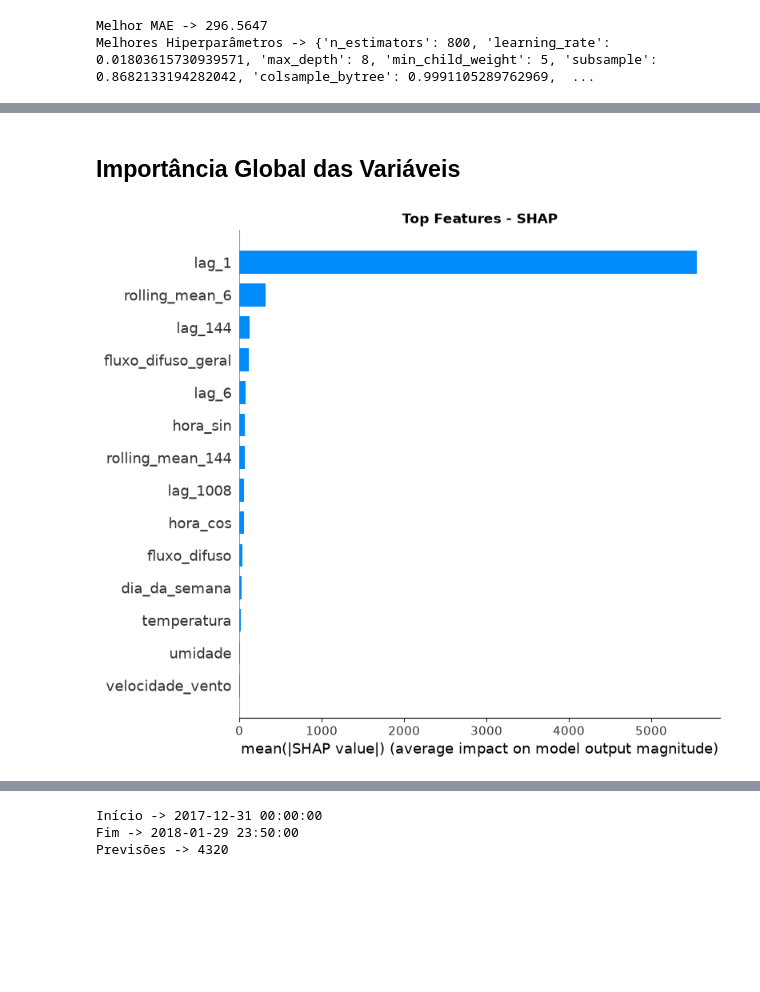
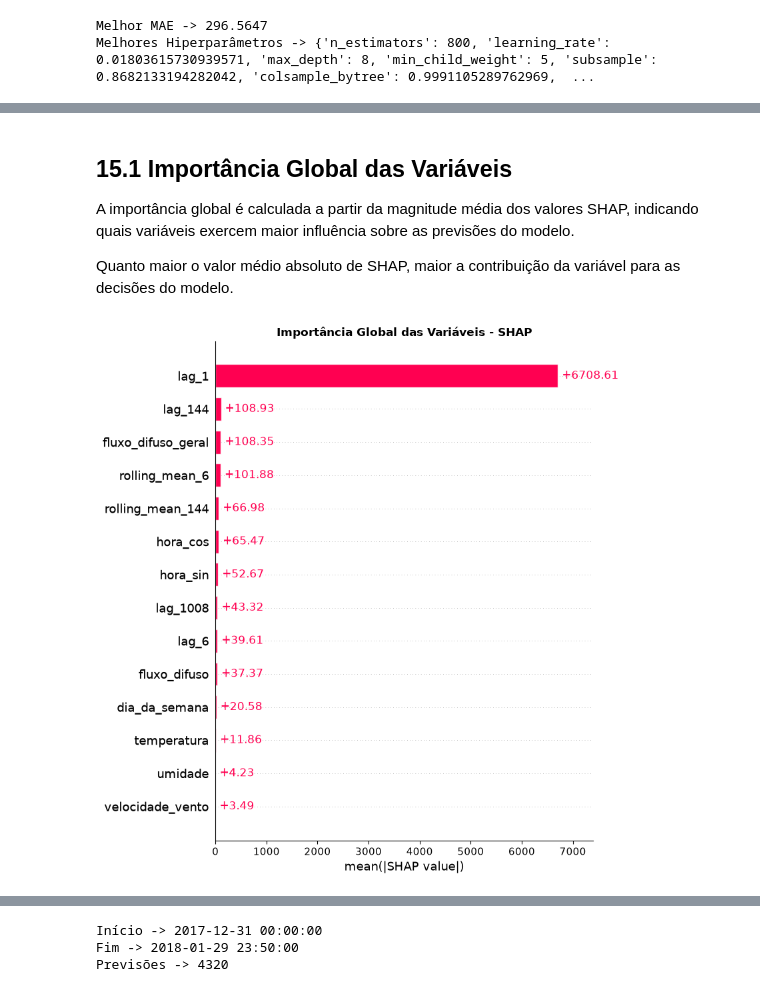
Before and after one commit to RenanTrevelim/energy-demand-forecasting, a Jupyter notebook: notebooks/03_modelos_ML.ipynb, the cells around one changed output, grey strips where cells are left out. Drawn from its saved outputs; the diff is of its cells as text; code cells hidden in the pictures; blank space fills up the shorter version.

Commit message:
realizando modelo voting e stacking

```diff
--- a/notebooks/03_modelos_ML.ipynb
+++ b/notebooks/03_modelos_ML.ipynb
@@ -722,0 +762,3 @@ plt.show()
+# %%
+modelo_xgb_tunado = busca_xgb.best_estimator_
+modelo_gbm_tunado = busca_gbm.best_estimator_
@@ -769,5 +1006,11 @@ GAP Final -> 137.3254
 # %%
-modelo_final = xgb.XGBRegressor(**study_xgb.best_params, random_state=42, n_jobs=-1)
+modelo_final = VotingRegressor(
+        estimators=[
+            ("xgboost", modelo_xgb_tunado),
+            ("lightgbm", modelo_gbm_tunado)
+        ],
+        n_jobs=-1
+    )
 
 modelo_final.fit(X_modelagem, y_modelagem)
 # %% [output]
@@ -878,18 +1127,38 @@ plt.show()
+# %%
+X_background = shap.sample(
+    X_modelagem,
+    100,
+    random_state=42
+)
+
+X_shap = shap.sample(
+    X_teste_final,
+    300,
+    random_state=42
+)
 # %%
-explainer = shap.TreeExplainer(modelo_final)
+explainer = shap.Explainer(
+    modelo_final.predict,
+    X_background,
+    algorithm="permutation"
+)
 
-shap_values = explainer(X_teste_final)
+shap_values = explainer(X_shap)
 # %% [markdown]
-## Importância Global das Variáveis
+## 15.1 Importância Global das Variáveis
+
+A importância global é calculada a partir da magnitude média dos valores SHAP, indicando quais variáveis exercem maior influência sobre as previsões do modelo.
+
+Quanto maior o valor médio absoluto de SHAP, maior a contribuição da variável para as decisões do modelo.
 # %%
-shap.summary_plot(
+shap.plots.bar(
     shap_values,
-    X_teste_final,
-    plot_type='bar',
+    max_display=15,
     show=False
 )
-plt.title("Top Features - SHAP", fontweight='bold')
+
+plt.title("Importância Global das Variáveis - SHAP", fontweight="bold")
 plt.tight_layout()
 plt.show()
 # %% [output]
-[figure, old version]
+[figure, new version]
```
Also changed, not shown: parts of 79 cells of this notebook.
